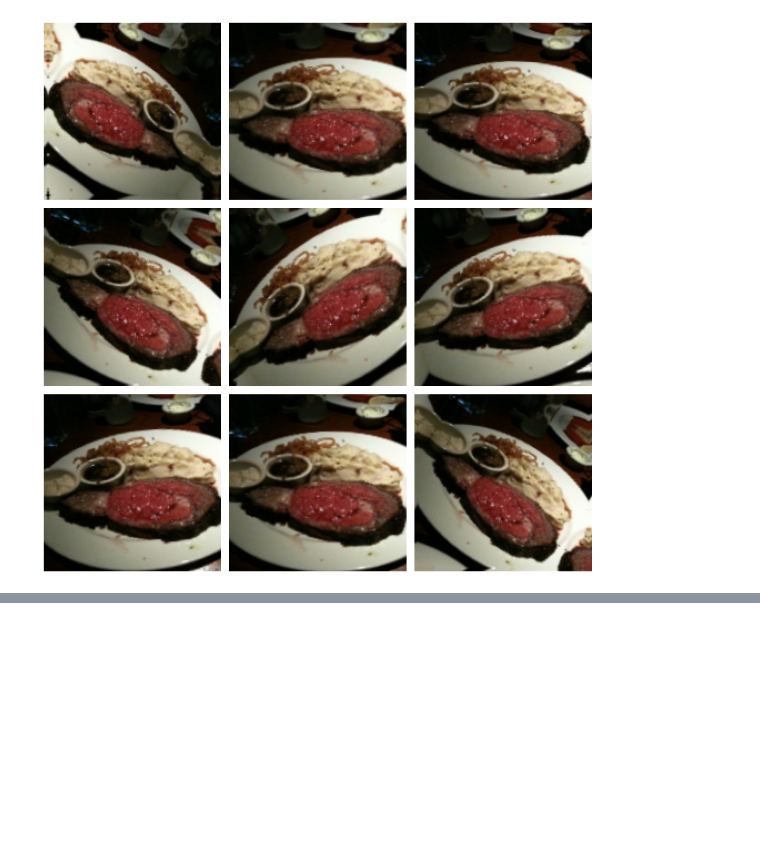
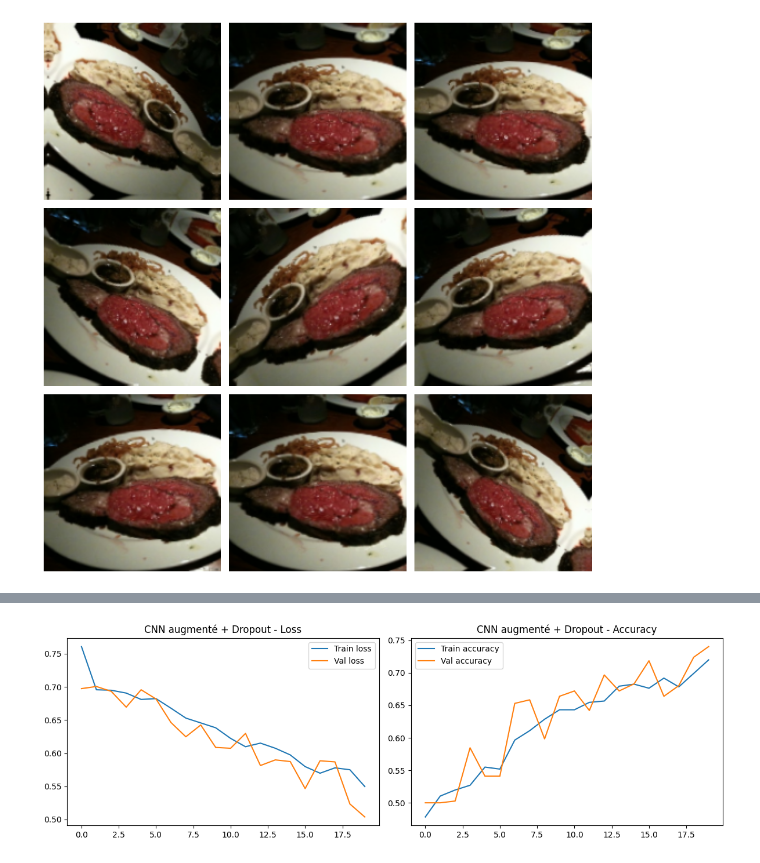
Before and after one commit to Batyeste/deeplearning-j3-cnn_classification_images-CHAUVET, a Jupyter notebook: notebook.ipynb, the cells around one changed output, grey strips where cells are left out. Saved outputs shown, nothing was run; the diff lists cells and outputs as text; code cells hidden in the pictures; blank space fills up the shorter version.

Commit message:
phase 2.2 dropout retraining

```diff
--- a/notebook.ipynb
+++ b/notebook.ipynb
@@ -385,3 +385,83 @@ plt.savefig("augmentation_grid.png", dpi=100)
 plt.show()
 # %% [output]
 [figure]
+# %%
+import time
+import datetime
+import tensorflow as tf
+from tensorflow.keras import layers, models
+
+def build_cnn_augmented(input_shape):
+    """
+    CNN avec data augmentation intégrée + Dropout.
+    Même architecture de base que build_cnn_scratch, mais avec régularisation.
+    input_shape : tuple (H, W, C)
+    """
+    model = models.Sequential([
+        layers.Input(shape=input_shape),
+        data_augmentation,
+
+        # TODO : reprendre les 3 blocs Conv2D + MaxPooling de build_cnn_scratch.
+        # Shape attendue identique à TP1, la data_augmentation ne change pas les shapes.
+        layers.Conv2D(32, (3, 3), activation='relu', padding='same'),
+        layers.MaxPooling2D((2, 2)),
+        layers.Conv2D(64, (3, 3), activation='relu', padding='same'),
+        layers.MaxPooling2D((2, 2)),
+        layers.Conv2D(128, (3, 3), activation='relu', padding='same'),
+        layers.MaxPooling2D((2, 2)),
+
+        # TODO : Flatten()
+        layers.Flatten(),
+
+        # TODO : Dropout(0.4)
+        # Coupe 40% des connexions aléatoirement à chaque batch.
+        # Placer APRES Flatten (pas entre les blocs Conv) : les feature maps spatiales
+        # ne doivent pas être coupées, seulement les activations après aplatissement.
+        layers.Dropout(0.4),
+
+        # TODO : Dense(128, activation='relu')
+        layers.Dense(128, activation='relu'),
+        layers.Dense(1, activation='sigmoid')
+        ])
+    return model
+
+model_augmented = build_cnn_augmented(input_shape=(IMG_SIZE[0], IMG_SIZE[1], 3))
+
+# TODO : compiler model_augmented (mêmes paramètres que TP1)
+model_augmented.compile(
+    optimizer='adam',
+    loss='binary_crossentropy',
+    metrics=['accuracy']
+)
+
+# TODO : créer log_dir_aug, tensorboard_callback_aug, early_stopping_aug
+# (même structure que phase 1.4, log dans "logs/augmented/...")
+log_dir_aug = "logs/augmented/" + datetime.datetime.now().strftime("%Y%m%d-%H%M%S")
+tensorboard_callback_aug = tf.keras.callbacks.TensorBoard(log_dir=log_dir_aug, histogram_freq=1)
+
+early_stopping_aug = tf.keras.callbacks.EarlyStopping(
+    monitor='val_loss',
+    patience=5,
+    restore_best_weights=True
+)
+
+# TODO : lancer model_augmented.fit(...) avec les mêmes hyperparamètres que TP1
+# Stocker dans history_augmented, mesurer training_time_augmented
+print("Démarrage de l'entraînement du modèle augmenté")
+
+start = time.time()
+
+history_augmented = model_augmented.fit(
+    train_ds,
+    epochs=20,
+    validation_data=val_ds,
+    callbacks=[tensorboard_callback_aug, early_stopping_aug]
+)
+
+training_time_augmented = time.time() - start
+
+print(f"Temps d'entraînement : {training_time_augmented:.0f}s")
+print(f"val_accuracy finale : {max(history_augmented.history['val_accuracy']):.3f}")
+
+plot_history(history_augmented, "CNN augmenté + Dropout")
+# %% [output]
@@ -387,0 +487 @@ plt.show()
+[figure, added]
```
Also changed, not shown: parts of 1 cell of this notebook, 1 other file.
